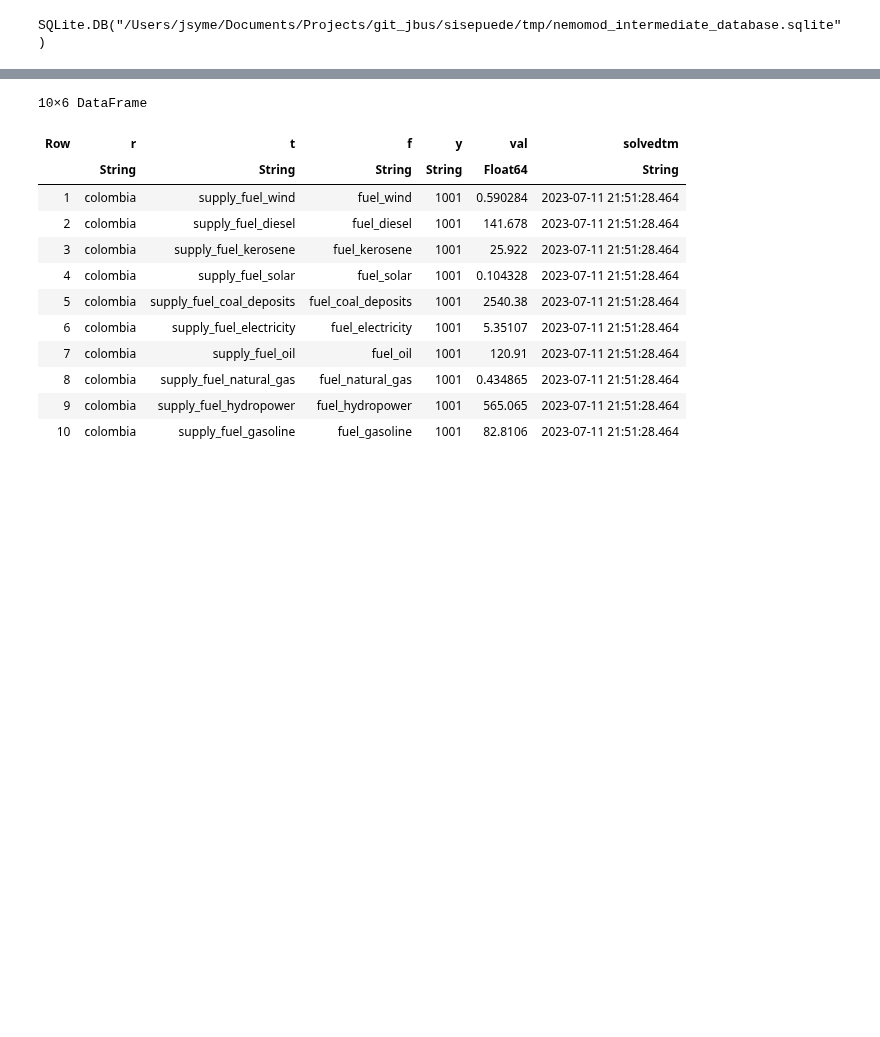
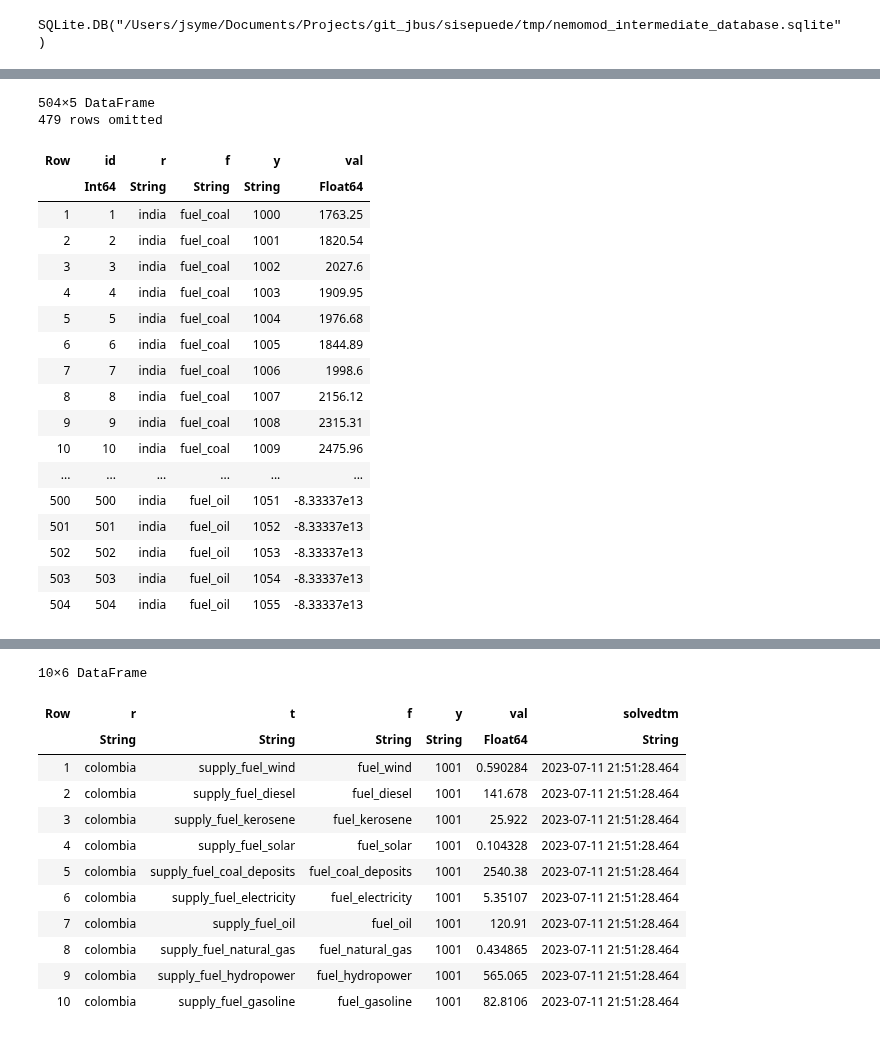
Before and after one commit to jcsyme/sisepuede, a Jupyter notebook: julia/nemomod_work_1.8.2.ipynb, the cells around one changed output, grey strips where cells are left out. Saved outputs shown, nothing was run; the diff lists cells and outputs as text; code cells hidden in the pictures; blank space fills up the shorter version.

```diff
--- a/julia/nemomod_work_1.8.2.ipynb
+++ b/julia/nemomod_work_1.8.2.ipynb
@@ -121,0 +144,23 @@ SQLite.DBInterface.execute(db, "delete from TotalAnnualMaxCapacity;");
+# %%
+df = get(dict_tables, "SpecifiedAnnualDemand", nothing)
+# %% [output]
+504×5 DataFrame
+479 rows omitted
+| Row | id | r | f | y | val |
+|  | Int64 | String | String | String | Float64 |
+| 1 | 1 | india | fuel_coal | 1000 | 1763.25 |
+| 2 | 2 | india | fuel_coal | 1001 | 1820.54 |
+| 3 | 3 | india | fuel_coal | 1002 | 2027.6 |
+| 4 | 4 | india | fuel_coal | 1003 | 1909.95 |
+| 5 | 5 | india | fuel_coal | 1004 | 1976.68 |
+| 6 | 6 | india | fuel_coal | 1005 | 1844.89 |
+| 7 | 7 | india | fuel_coal | 1006 | 1998.6 |
+| 8 | 8 | india | fuel_coal | 1007 | 2156.12 |
+| 9 | 9 | india | fuel_coal | 1008 | 2315.31 |
+| 10 | 10 | india | fuel_coal | 1009 | 2475.96 |
+| ... | ... | ... | ... | ... | ... |
+| 500 | 500 | india | fuel_oil | 1051 | -8.33337e13 |
+| 501 | 501 | india | fuel_oil | 1052 | -8.33337e13 |
+| 502 | 502 | india | fuel_oil | 1053 | -8.33337e13 |
+| 503 | 503 | india | fuel_oil | 1054 | -8.33337e13 |
+| 504 | 504 | india | fuel_oil | 1055 | -8.33337e13 |
```
Also changed, not shown: parts of 19 cells of this notebook, 1 other file.
